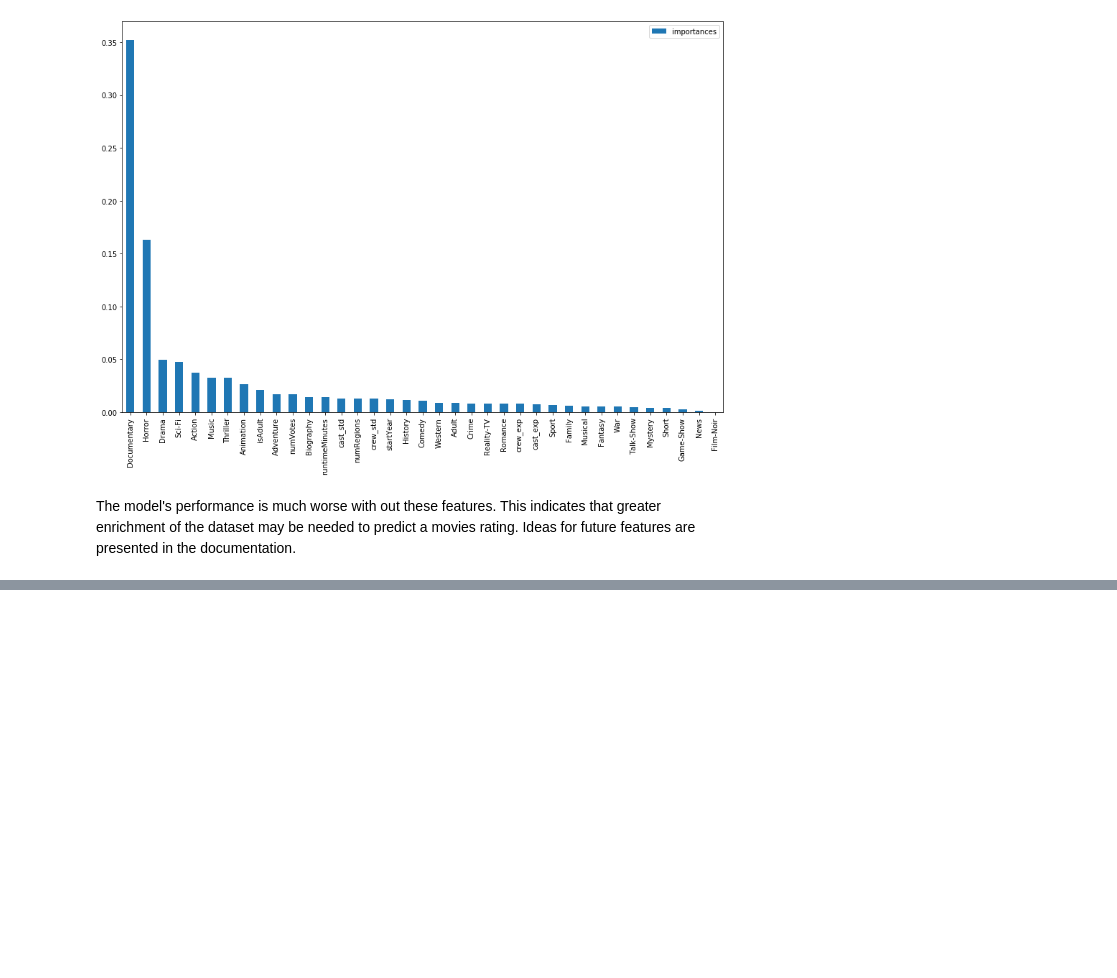
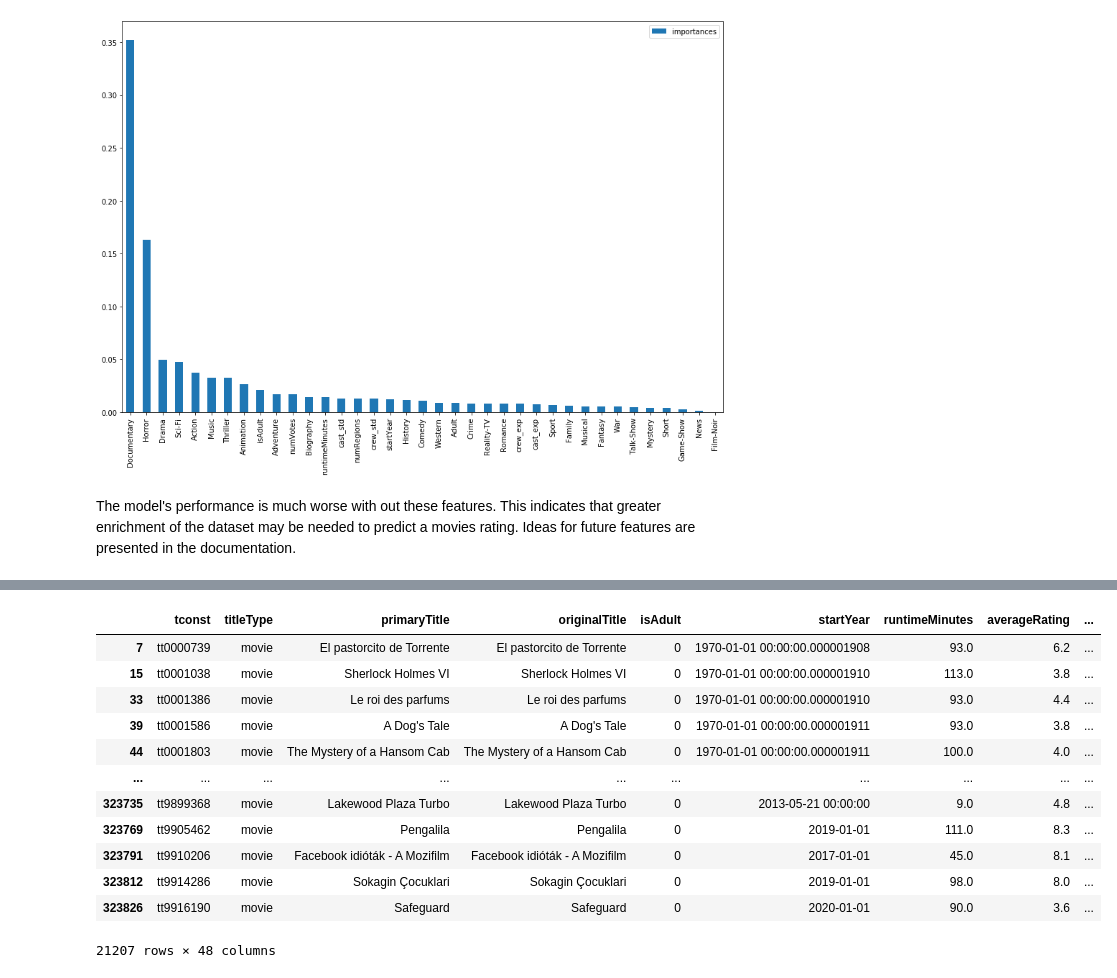
Before and after one commit to tanmaygadgil/imdb-analysis, a Jupyter notebook: Modeling.ipynb, the cells around one changed output, grey strips where cells are left out. Cells and saved outputs as stored; diff of their text form; code cells hidden in the pictures; blank space fills up the shorter version.

```diff
--- a/Modeling.ipynb
+++ b/Modeling.ipynb
@@ -509,0 +551,16 @@ The model's performance is much worse with out these features. This indicates th
+# %%
+df[abs(df['preds'] - df['averageRating']) > 1]
+# %% [output]
+|  | tconst | titleType | primaryTitle | originalTitle | isAdult | startYear | runtimeMinutes | averageRating | ... |
+| 7 | tt0000739 | movie | El pastorcito de Torrente | El pastorcito de Torrente | 0 | 1970-01-01 00:00:00.000001908 | 93.0 | 6.2 | ... |
+| 15 | tt0001038 | movie | Sherlock Holmes VI | Sherlock Holmes VI | 0 | 1970-01-01 00:00:00.000001910 | 113.0 | 3.8 | ... |
+| 33 | tt0001386 | movie | Le roi des parfums | Le roi des parfums | 0 | 1970-01-01 00:00:00.000001910 | 93.0 | 4.4 | ... |
+| 39 | tt0001586 | movie | A Dog's Tale | A Dog's Tale | 0 | 1970-01-01 00:00:00.000001911 | 93.0 | 3.8 | ... |
+| 44 | tt0001803 | movie | The Mystery of a Hansom Cab | The Mystery of a Hansom Cab | 0 | 1970-01-01 00:00:00.000001911 | 100.0 | 4.0 | ... |
+| ... | ... | ... | ... | ... | ... | ... | ... | ... | ... |
+| 323735 | tt9899368 | movie | Lakewood Plaza Turbo | Lakewood Plaza Turbo | 0 | 2013-05-21 00:00:00 | 9.0 | 4.8 | ... |
+| 323769 | tt9905462 | movie | Pengalila | Pengalila | 0 | 2019-01-01 | 111.0 | 8.3 | ... |
+| 323791 | tt9910206 | movie | Facebook idióták - A Mozifilm | Facebook idióták - A Mozifilm | 0 | 2017-01-01 | 45.0 | 8.1 | ... |
+| 323812 | tt9914286 | movie | Sokagin Çocuklari | Sokagin Çocuklari | 0 | 2019-01-01 | 98.0 | 8.0 | ... |
+| 323826 | tt9916190 | movie | Safeguard | Safeguard | 0 | 2020-01-01 | 90.0 | 3.6 | ... |
+21207 rows × 48 columns
```
Also changed, not shown: parts of 28 cells of this notebook, 2 other files.
